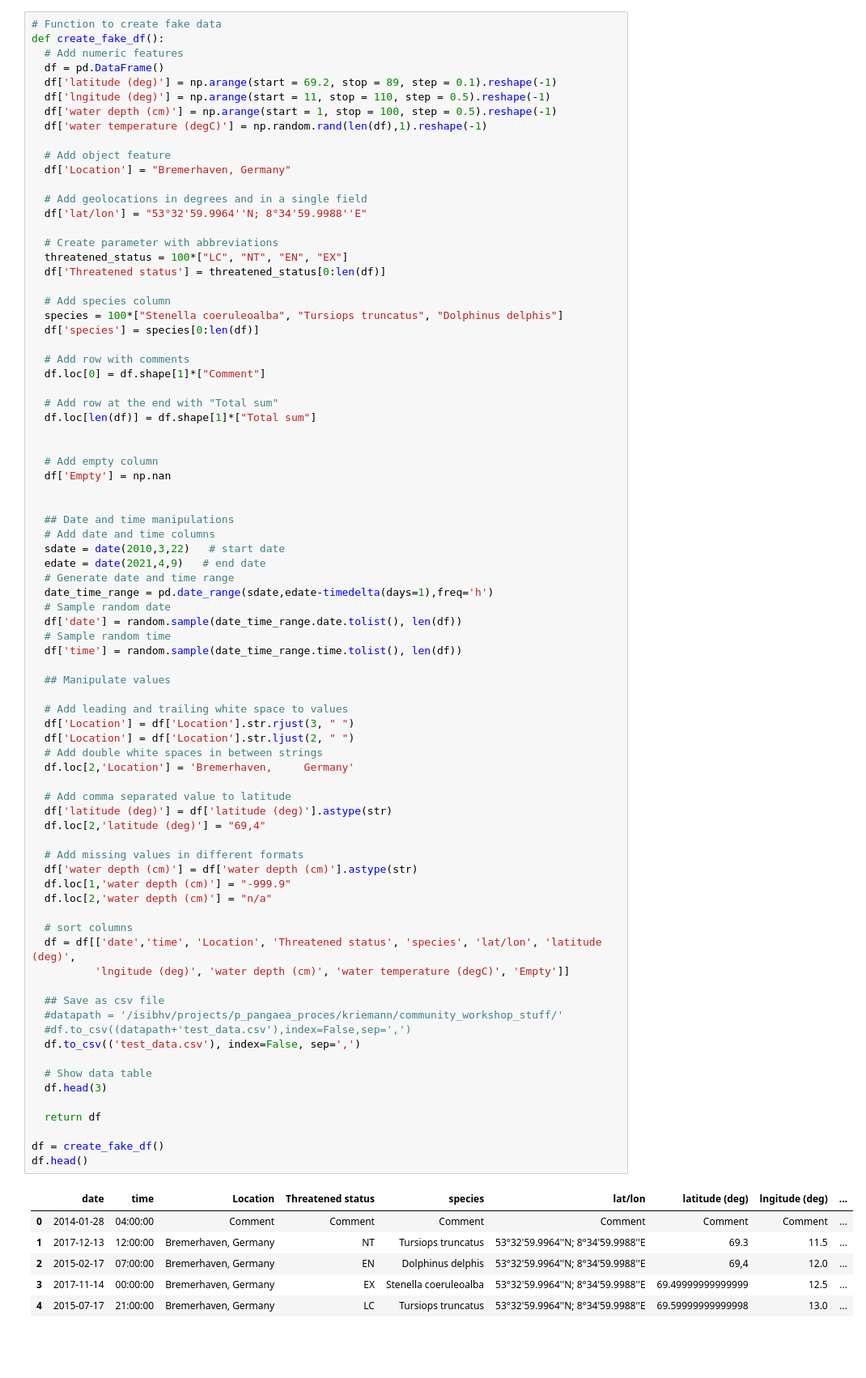
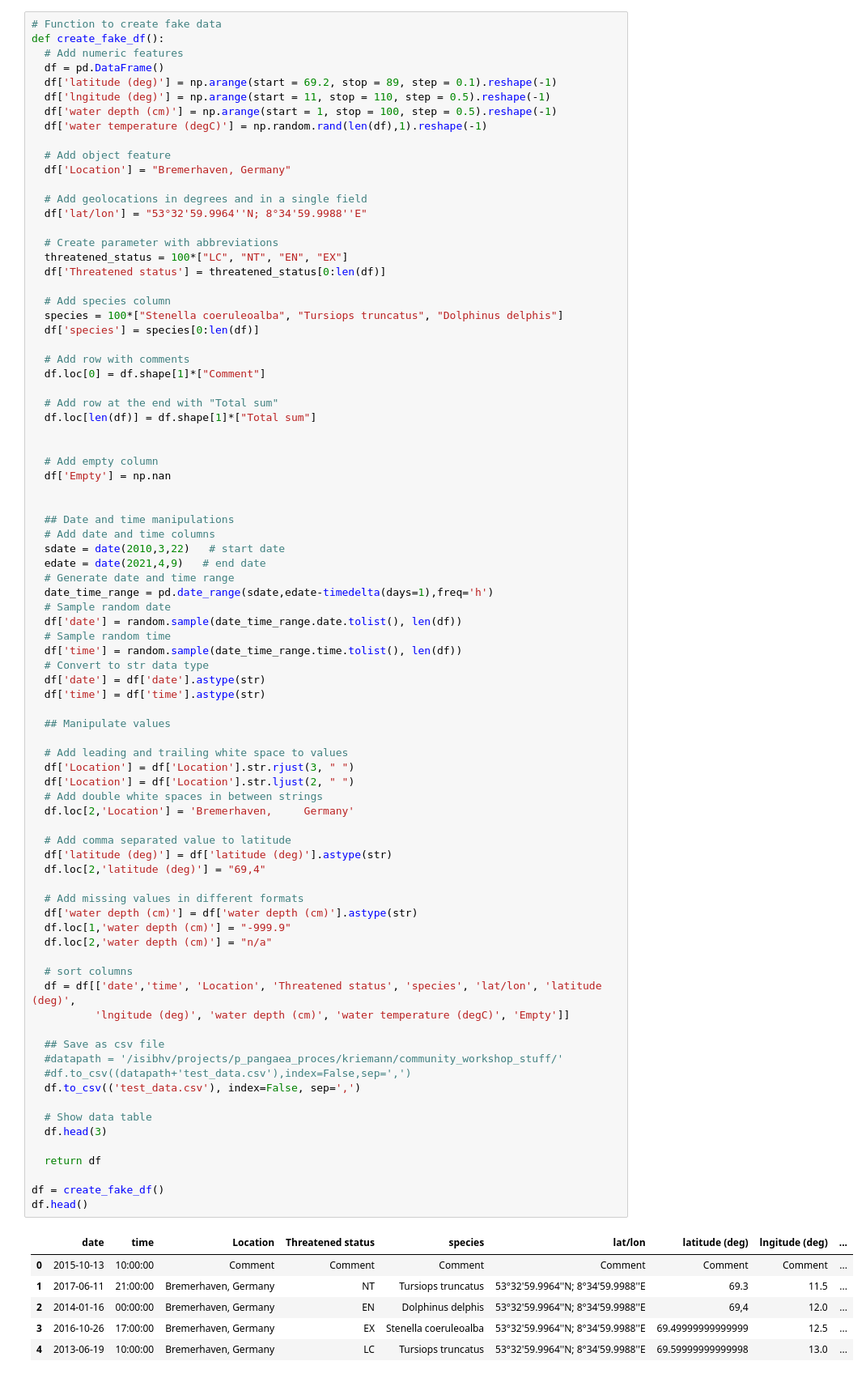
Before and after one commit to pangaea-data-publisher/community-workshop-material, a Jupyter notebook: Python/Data_curation_checklist/Data_curation_checklist.ipynb, the cells around one changed output. Shown: that part at 81% size. Saved outputs shown, nothing was run; the diff lists cells and outputs as text; blank space fills up the shorter version.

Commit message:
Changed random date generation to fix slice error

```diff
--- a/Python/Data_curation_checklist/Data_curation_checklist.ipynb
+++ b/Python/Data_curation_checklist/Data_curation_checklist.ipynb
@@ -88,6 +88,9 @@ def create_fake_df():
   df['date'] = random.sample(date_time_range.date.tolist(), len(df))
   # Sample random time
   df['time'] = random.sample(date_time_range.time.tolist(), len(df))
+  # Convert to str data type
+  df['date'] = df['date'].astype(str)
+  df['time'] = df['time'].astype(str)
 
   ## Manipulate values
 
@@ -97,38 +100,38 @@ def create_fake_df():
   # Add double white spaces in between strings
   df.loc[2,'Location'] = 'Bremerhaven,     Germany'
 
   # Add comma separated value to latitude
   df['latitude (deg)'] = df['latitude (deg)'].astype(str)
   df.loc[2,'latitude (deg)'] = "69,4"
 
   # Add missing values in different formats
   df['water depth (cm)'] = df['water depth (cm)'].astype(str)
   df.loc[1,'water depth (cm)'] = "-999.9"
   df.loc[2,'water depth (cm)'] = "n/a"
 
   # sort columns
   df = df[['date','time', 'Location', 'Threatened status', 'species', 'lat/lon', 'latitude (deg)',
           'lngitude (deg)', 'water depth (cm)', 'water temperature (degC)', 'Empty']]
 
   ## Save as csv file
   #datapath = '/isibhv/projects/p_pangaea_proces/kriemann/community_workshop_stuff/'
   #df.to_csv((datapath+'test_data.csv'),index=False,sep=',')
   df.to_csv(('test_data.csv'), index=False, sep=',')
 
   # Show data table
   df.head(3)
 
   return df
 
 df = create_fake_df()
 df.head()
 # %% [output]
 |  | date | time | Location | Threatened status | species | lat/lon | latitude (deg) | lngitude (deg) | ... |
-| 0 | 2014-01-28 | 04:00:00 | Comment | Comment | Comment | Comment | Comment | Comment | ... |
-| 1 | 2017-12-13 | 12:00:00 | Bremerhaven, Germany | NT | Tursiops truncatus | 53°32'59.9964''N; 8°34'59.9988''E | 69.3 | 11.5 | ... |
-| 2 | 2015-02-17 | 07:00:00 | Bremerhaven, Germany | EN | Dolphinus delphis | 53°32'59.9964''N; 8°34'59.9988''E | 69,4 | 12.0 | ... |
-| 3 | 2017-11-14 | 00:00:00 | Bremerhaven, Germany | EX | Stenella coeruleoalba | 53°32'59.9964''N; 8°34'59.9988''E | 69.49999999999999 | 12.5 | ... |
-| 4 | 2015-07-17 | 21:00:00 | Bremerhaven, Germany | LC | Tursiops truncatus | 53°32'59.9964''N; 8°34'59.9988''E | 69.59999999999998 | 13.0 | ... |
+| 0 | 2015-10-13 | 10:00:00 | Comment | Comment | Comment | Comment | Comment | Comment | ... |
+| 1 | 2017-06-11 | 21:00:00 | Bremerhaven, Germany | NT | Tursiops truncatus | 53°32'59.9964''N; 8°34'59.9988''E | 69.3 | 11.5 | ... |
+| 2 | 2014-01-16 | 00:00:00 | Bremerhaven, Germany | EN | Dolphinus delphis | 53°32'59.9964''N; 8°34'59.9988''E | 69,4 | 12.0 | ... |
+| 3 | 2016-10-26 | 17:00:00 | Bremerhaven, Germany | EX | Stenella coeruleoalba | 53°32'59.9964''N; 8°34'59.9988''E | 69.49999999999999 | 12.5 | ... |
+| 4 | 2013-06-19 | 10:00:00 | Bremerhaven, Germany | LC | Tursiops truncatus | 53°32'59.9964''N; 8°34'59.9988''E | 69.59999999999998 | 13.0 | ... |
 # %% [markdown]
 # 3. Data Curation Checklist
 # %% [markdown]
```
Also changed, not shown: parts of 21 cells of this notebook, 3 other files.
